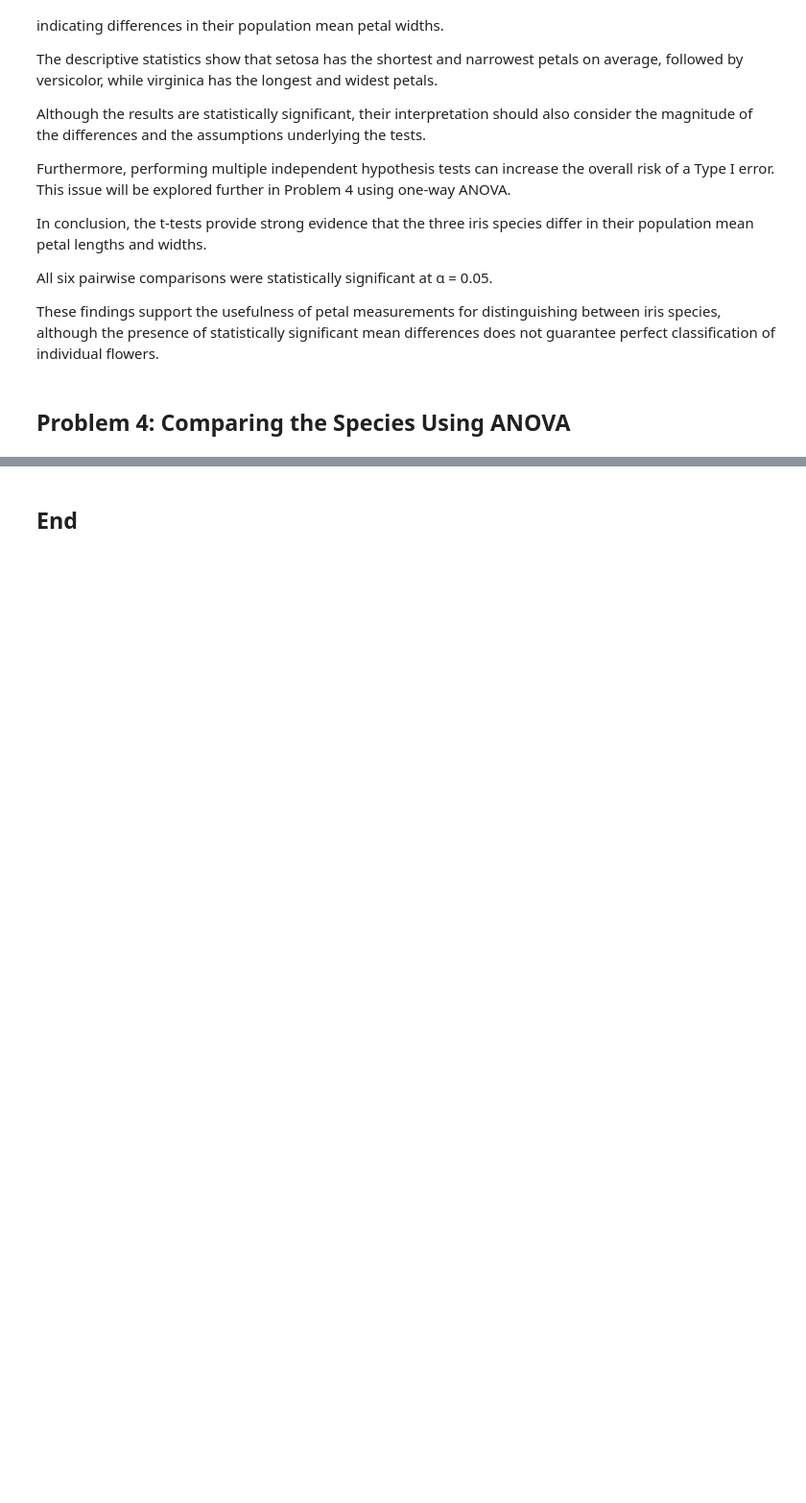
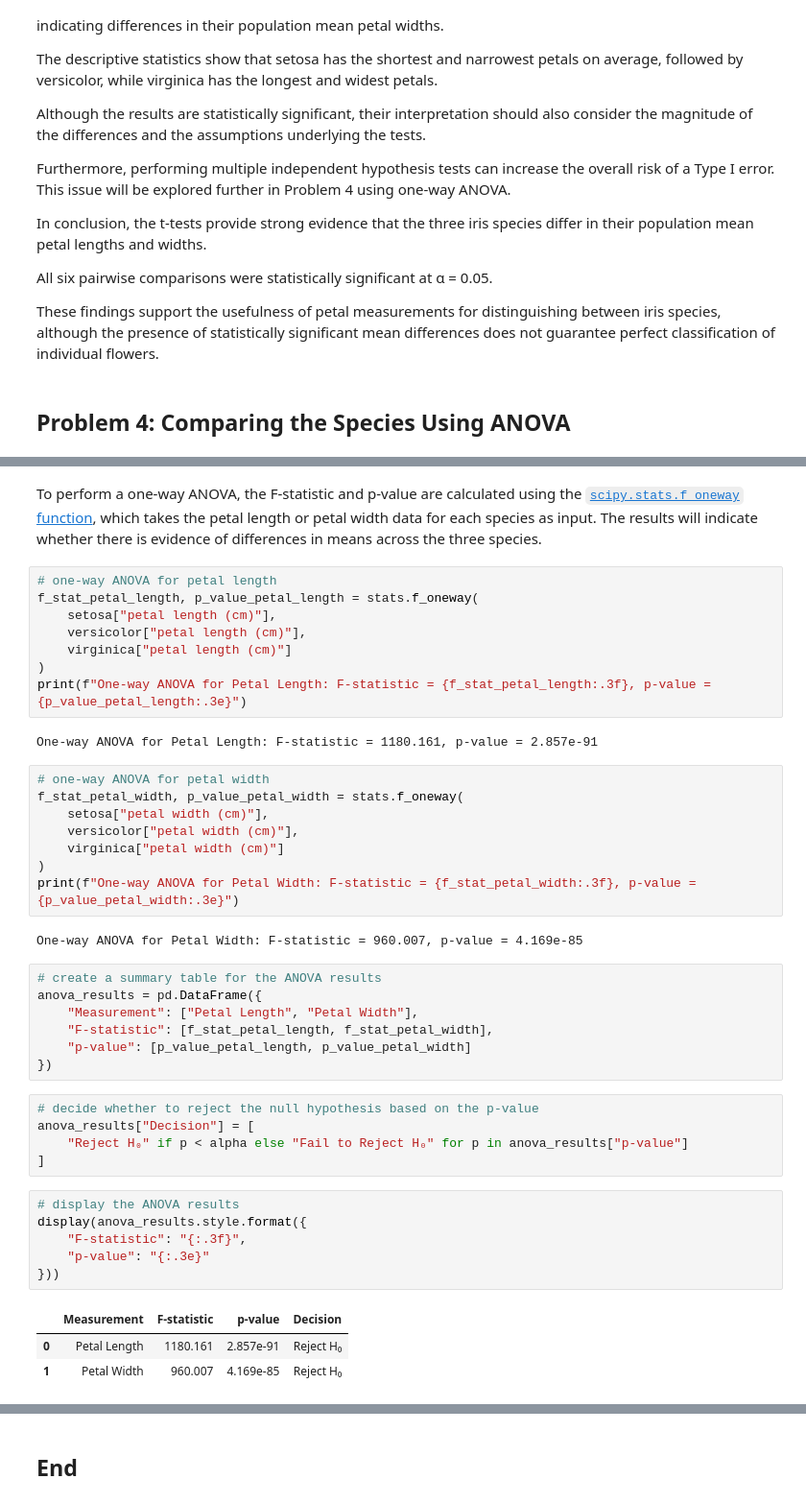
Before and after one commit to AnnaLozenko/applied-statistics, a Jupyter notebook: problems.ipynb, the cells around one changed output, grey strips where cells are left out. Shown at 96% size. Saved outputs shown, nothing was run; the diff lists cells and outputs as text; blank space fills up the shorter version.

Commit message:
Performed one-way ANOVA on petal length and petal width, comparing the means of the 3 species

```diff
--- a/problems.ipynb
+++ b/problems.ipynb
@@ -569,0 +605,44 @@ These findings support the usefulness of petal measurements for distinguishing b
+# %% [markdown]
+To perform a one-way ANOVA, the F-statistic and p-value are calculated using the [`scipy.stats.f_oneway` function](https://docs.scipy.org/doc/scipy/reference/generated/scipy.stats.f_oneway.html), which takes the petal length or petal width data for each species as input. The results will indicate whether there is evidence of differences in means across the three species.
+# %%
+# one-way ANOVA for petal length
+f_stat_petal_length, p_value_petal_length = stats.f_oneway(
+    setosa["petal length (cm)"],
+    versicolor["petal length (cm)"],
+    virginica["petal length (cm)"]
+)
+print(f"One-way ANOVA for Petal Length: F-statistic = {f_stat_petal_length:.3f}, p-value = {p_value_petal_length:.3e}")
+# %% [output]
+One-way ANOVA for Petal Length: F-statistic = 1180.161, p-value = 2.857e-91
+# %%
+# one-way ANOVA for petal width
+f_stat_petal_width, p_value_petal_width = stats.f_oneway(
+    setosa["petal width (cm)"],
+    versicolor["petal width (cm)"],
+    virginica["petal width (cm)"]
+)
+print(f"One-way ANOVA for Petal Width: F-statistic = {f_stat_petal_width:.3f}, p-value = {p_value_petal_width:.3e}")
+# %% [output]
+One-way ANOVA for Petal Width: F-statistic = 960.007, p-value = 4.169e-85
+# %%
+# create a summary table for the ANOVA results
+anova_results = pd.DataFrame({
+    "Measurement": ["Petal Length", "Petal Width"],
+    "F-statistic": [f_stat_petal_length, f_stat_petal_width],
+    "p-value": [p_value_petal_length, p_value_petal_width]
+})
+# %%
+# decide whether to reject the null hypothesis based on the p-value
+anova_results["Decision"] = [
+    "Reject H₀" if p < alpha else "Fail to Reject H₀" for p in anova_results["p-value"]
+]
+# %%
+# display the ANOVA results
+display(anova_results.style.format({
+    "F-statistic": "{:.3f}",
+    "p-value": "{:.3e}"
+}))
+# %% [output]
+|  | Measurement | F-statistic | p-value | Decision |
+| 0 | Petal Length | 1180.161 | 2.857e-91 | Reject H₀ |
+| 1 | Petal Width | 960.007 | 4.169e-85 | Reject H₀ |
```
Also changed, not shown: parts of 5 cells of this notebook.
